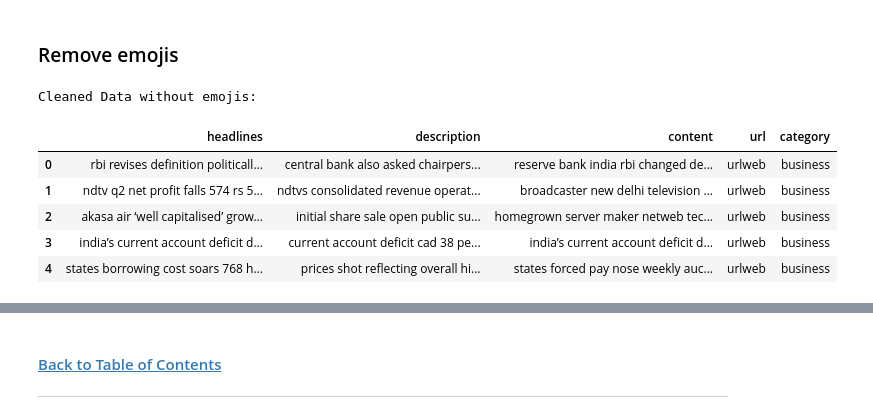
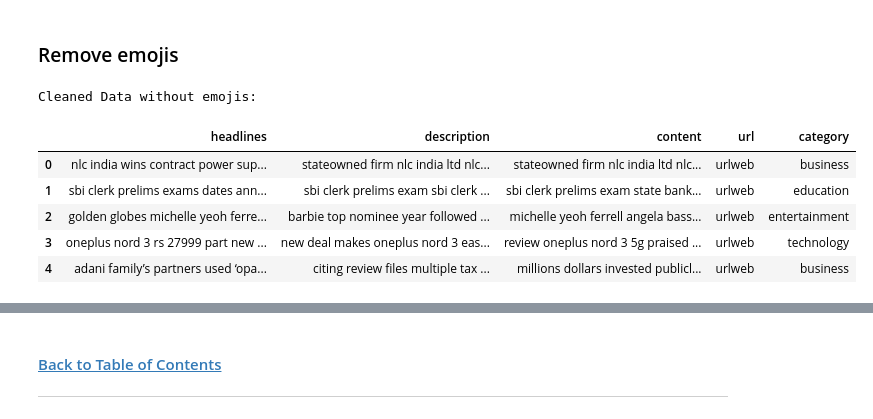
Before and after one commit to AmandaMokoena/2401FTDS_Classification_Project_0A4, a Jupyter notebook: Classification Project notebook.ipynb, the cells around one changed output, grey strips where cells are left out. Saved outputs shown, nothing was run; the diff lists cells and outputs as text; code cells hidden in the pictures.

Commit message:
adding more cleaning

```diff
--- a/Classification Project notebook.ipynb
+++ b/Classification Project notebook.ipynb
@@ -238,0 +480,5 @@ Cleaned Data without punctuation:
+# %%
+# Replace URLs in the 'url' column with a placeholder string
+pattern_url = r'http[s]?://(?:[A-Za-z]|[0-9]|[$-_@.&+]|[!*\(\),]|(?:%[0-9A-Fa-f][0-9A-Fa-f]))+'
+subs_url = r'url-web'
+test_df_copy['url'] = test_df_copy['url'].replace(to_replace = pattern_url, value = subs_url, regex = True)
@@ -238,0 +498,6 @@ Cleaned Data without punctuation:
+# %%
+test_df_copy['headlines'] = test_df_copy['headlines'].str.lower()
+test_df_copy['description'] = test_df_copy['description'].str.lower()
+test_df_copy['content'] = test_df_copy['content'].str.lower()
+test_df_copy['url'] = test_df_copy['url'].str.lower()
+test_df_copy['category'] = test_df_copy['category'].str.lower()
@@ -238,0 +510,12 @@ Cleaned Data without punctuation:
+# %%
+##Defining a cleaning function
+def remove_punctuation(text):
+    if isinstance(text, str):  # Check if the cell contains a string
+        return text.translate(str.maketrans('', '', string.punctuation))
+    return text
+# %%
+#Apply the function to the dataframe
+test_df_copy = test_df_copy.applymap(remove_punctuation)
+
+print("\nCleaned Data without punctuation:")
+test_df_copy.head()
@@ -257,15 +548,15 @@ def remove_emojis(text):
     return text
 # %%
 #We apply the function to the entire dataframe
-train_df_copy.applymap(remove_emojis)
+test_df_copy.applymap(remove_emojis)
 
 print("\nCleaned Data without emojis:")
-train_df_copy.head()
+test_df_copy.head()
 # %% [output]
 Cleaned Data without emojis:
 |  | headlines | description | content | url | category |
-| 0 | rbi revises definition politicall... | central bank also asked chairpers... | reserve bank india rbi changed de... | urlweb | business |
-| 1 | ndtv q2 net profit falls 574 rs 5... | ndtvs consolidated revenue operat... | broadcaster new delhi television ... | urlweb | business |
-| 2 | akasa air ‘well capitalised’ grow... | initial share sale open public su... | homegrown server maker netweb tec... | urlweb | business |
-| 3 | india’s current account deficit d... | current account deficit cad 38 pe... | india’s current account deficit d... | urlweb | business |
-| 4 | states borrowing cost soars 768 h... | prices shot reflecting overall hi... | states forced pay nose weekly auc... | urlweb | business |
+| 0 | nlc india wins contract power sup... | stateowned firm nlc india ltd nlc... | stateowned firm nlc india ltd nlc... | urlweb | business |
+| 1 | sbi clerk prelims exams dates ann... | sbi clerk prelims exam sbi clerk ... | sbi clerk prelims exam state bank... | urlweb | education |
+| 2 | golden globes michelle yeoh ferre... | barbie top nominee year followed ... | michelle yeoh ferrell angela bass... | urlweb | entertainment |
+| 3 | oneplus nord 3 rs 27999 part new ... | new deal makes oneplus nord 3 eas... | review oneplus nord 3 5g praised ... | urlweb | technology |
+| 4 | adani family’s partners used ‘opa... | citing review files multiple tax ... | millions dollars invested publicl... | urlweb | business |
```
Also changed, not shown: parts of 52 cells of this notebook.
